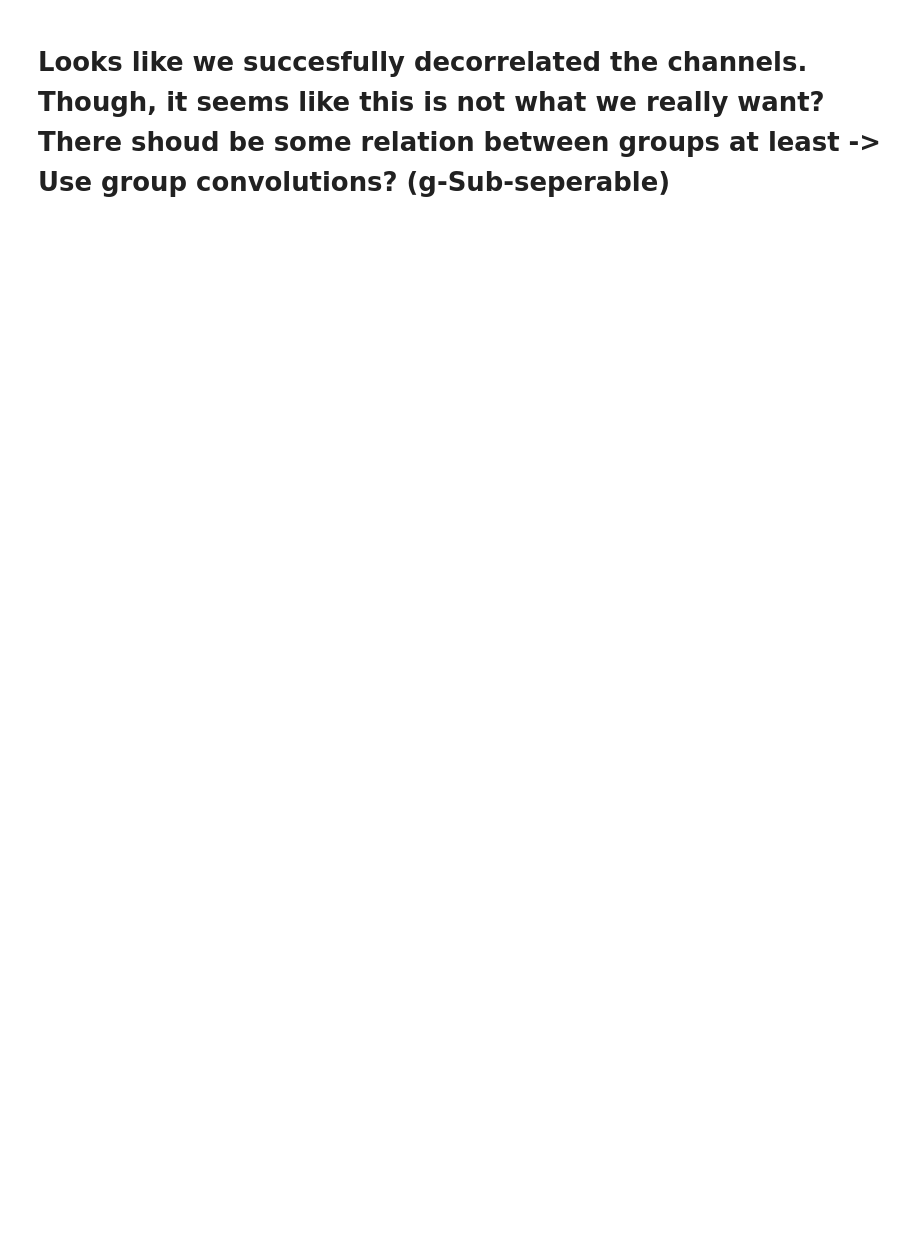
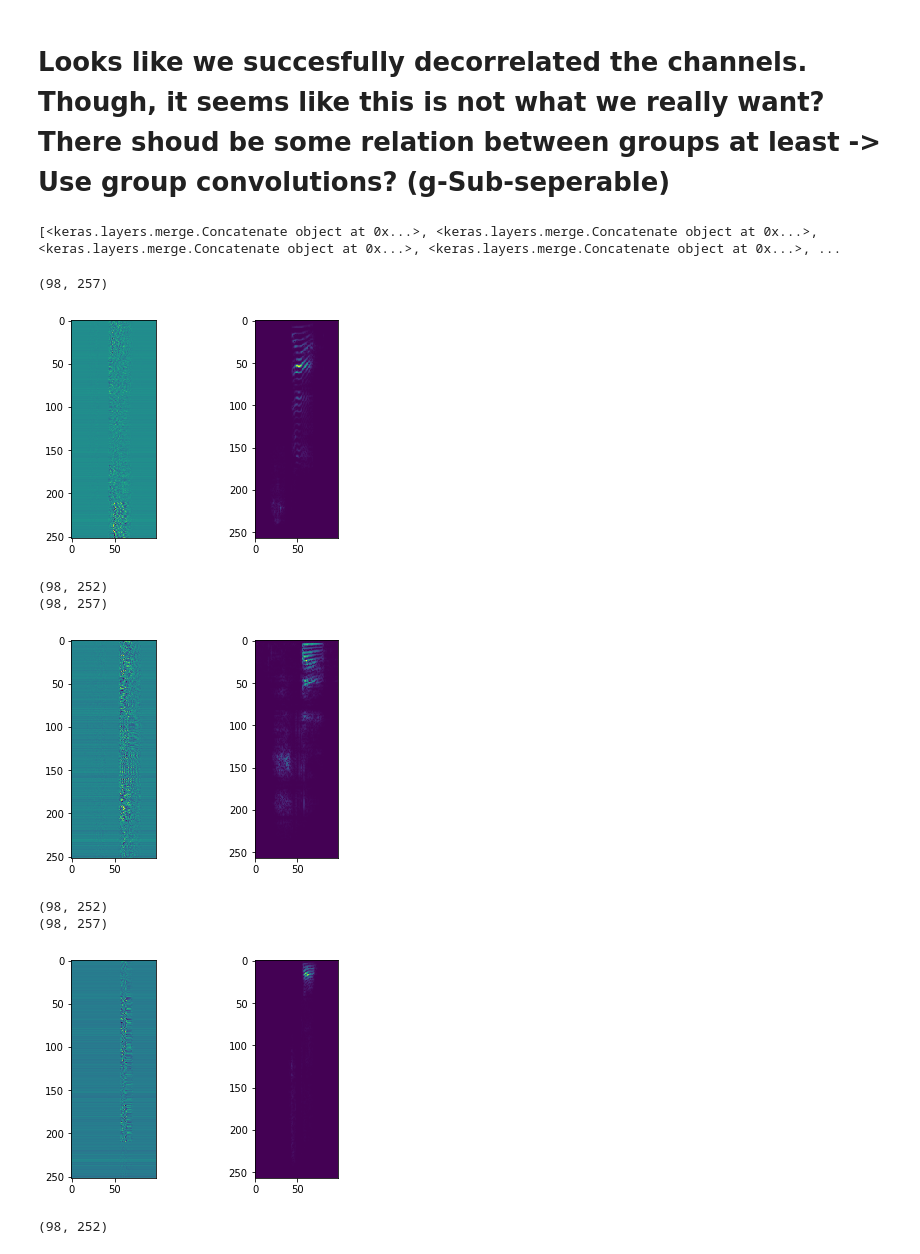
Before and after one commit to see--/speech_recognition, a Jupyter notebook: explore.ipynb, the cells around one changed output. Saved outputs shown, nothing was run; the diff lists cells and outputs as text; code cells hidden in the pictures; blank space fills up the shorter version.

Commit message:
Training 72: Spectogram ...

```diff
--- a/explore.ipynb
+++ b/explore.ipynb
@@ -1280,2 +1271,54 @@ print(activation.shape)
 # %% [markdown]
 # Looks like we succesfully decorrelated the channels. Though, it seems like this is not what we really want? There shoud be some relation between groups at least -> Use group convolutions? (g-Sub-seperable)
+# %%
+# same thing with g-Sub-seperable
+model = load_model('checkpoints_071/ep-015-vl-0.4296.hdf5',
+                 custom_objects={'relu6': relu6,
+                                 'DepthwiseConv2D': DepthwiseConv2D})
+# %%
+from keras.layers import Concatenate
+concat_layers = [l for l in model.layers if l.__class__ == Concatenate]
+print(concat_layers)
+# %% [output]
+[<keras.layers.merge.Concatenate object at 0x...>, <keras.layers.merge.Concatenate object at 0x...>, <keras.layers.merge.Concatenate object at 0x...>, <keras.layers.merge.Concatenate object at 0x...>, ...
+# %%
+activation = model.layers[3].output
+# activation = concat_layers[0].output
+spec_model = Model(model.input, activation)
+# %%
+def norm(x):
+    return (x - x.mean()) / x.std()
+
+fns = sorted(glob('data/train/audio/stop/*.wav'))
+np.random.shuffle(fns)
+disp_count = 0
+for fn in fns:
+    if disp_count > 2:
+        break
+    rate, data = wf.read(fn)
+    data = np.float32(data) / 32768
+    data = pad_crop(data)
+    representation = spec_model.predict(data.reshape((1, -1))).squeeze()
+    spec = load_spectrogram(fn).squeeze()
+    spec, representation = norm(spec), norm(representation)
+    print(spec.shape)
+    plt.figure()
+    plt.title(fn)
+    plt.subplot(1, 2, 1)
+    plt.imshow(np.flipud(representation.T))
+    plt.subplot(1, 2, 2)
+    plt.imshow(spec.T)
+    plt.show()
+    print(representation.shape)
+    disp_count += 1
+# print(activation.shape)
+# %% [output]
+(98, 257)
+[figure, added]
+(98, 252)
+(98, 257)
+[figure, added]
+(98, 252)
+(98, 257)
+[figure, added]
+(98, 252)
```
Also changed, not shown: parts of 3 cells of this notebook, 3 other files.
